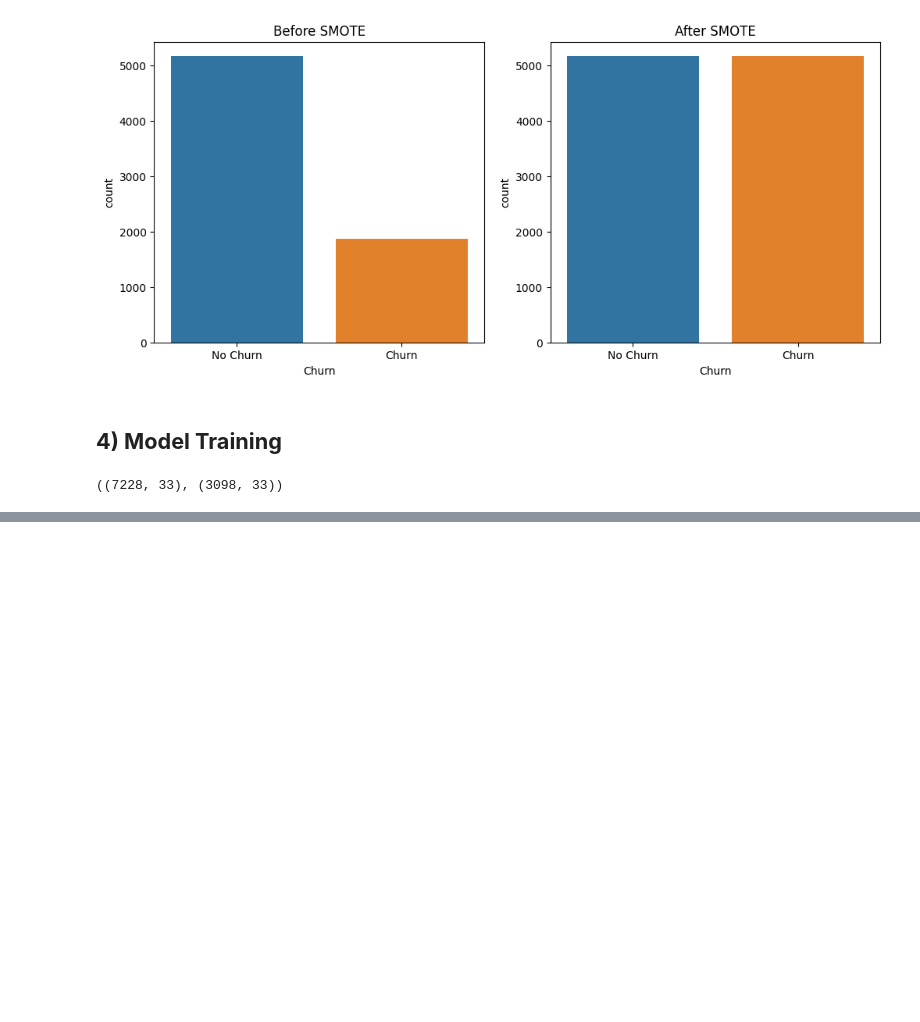
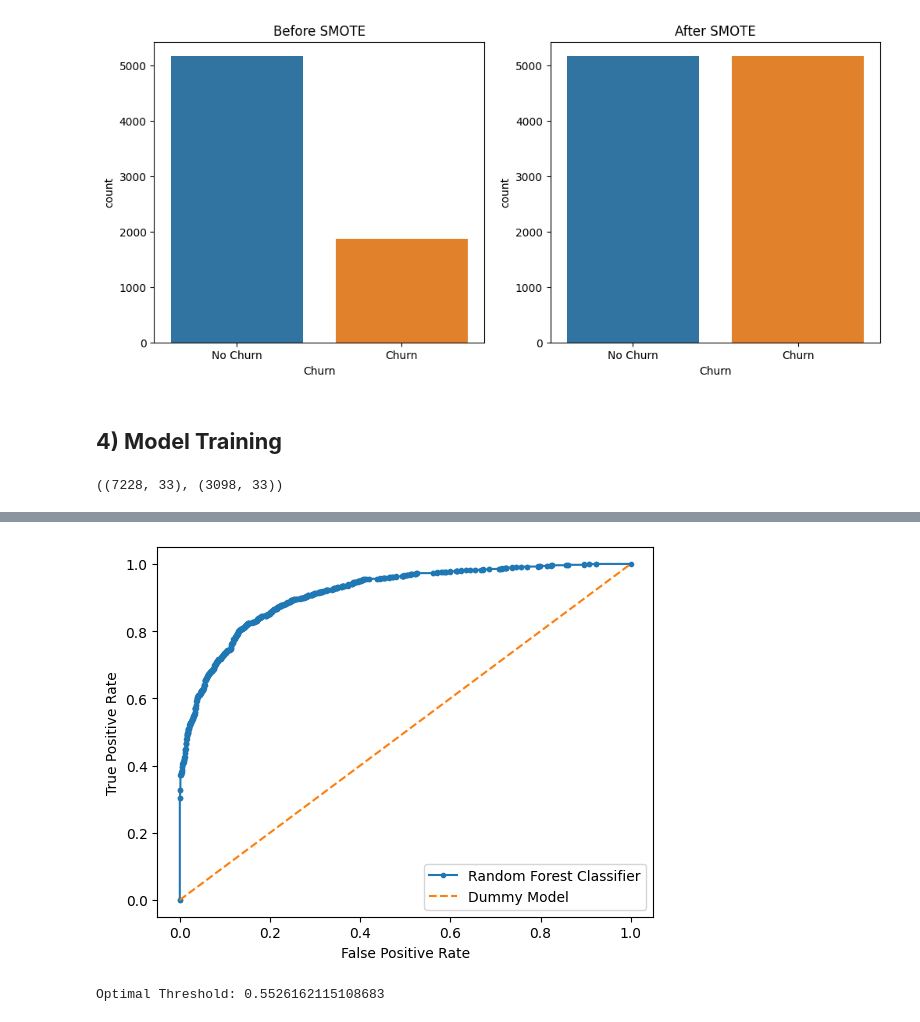
Before and after one commit to vivek-3369/end-to-end-customer-churn-prediction-project, a Jupyter notebook: notebooks/Feature_Engineering_and_Model_Training.ipynb, the cells around one changed output, grey strips where cells are left out. Saved outputs shown, nothing was run; the diff lists cells and outputs as text; code cells hidden in the pictures; blank space fills up the shorter version.

```diff
--- a/notebooks/Feature_Engineering_and_Model_Training.ipynb
+++ b/notebooks/Feature_Engineering_and_Model_Training.ipynb
@@ -731,0 +745,2 @@ model_df
+# %%
+y_scores = model.predict_proba(X_test)[:, 1]
@@ -731,0 +752,24 @@ model_df
+# %%
+dummy_prob = [0 for i in range(len(y_test))]
+# %%
+from sklearn.metrics import roc_curve
+
+model_fpr, model_tpr, threshold = roc_curve(y_test, y_scores)
+dummy_tpr, dummy_fpr, _ = roc_curve(y_test, dummy_prob)
+# %%
+plt.plot(model_fpr, model_tpr, marker=".", label="Random Forest Classifier")
+plt.plot(dummy_tpr, dummy_fpr, linestyle="--", label="Dummy Model")
+plt.xlabel("False Positive Rate")
+plt.ylabel("True Positive Rate")
+plt.legend()
+plt.show()
+# %% [output]
+[figure, added]
+# %%
+# Best Threshold
+valid_threshold = threshold[1:]
+optimal_idx =np.argmax(model_tpr - model_fpr)
+optimal_threshold = threshold[optimal_idx]
+print(f"Optimal Threshold: {optimal_threshold}")
+# %% [output]
+Optimal Threshold: 0.5526162115108683
```
Also changed, not shown: parts of 10 cells of this notebook, 3 other files.
